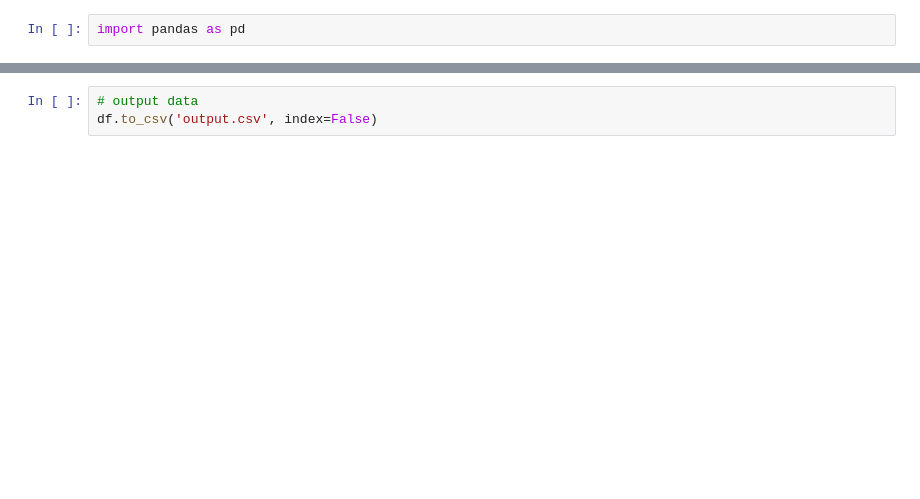
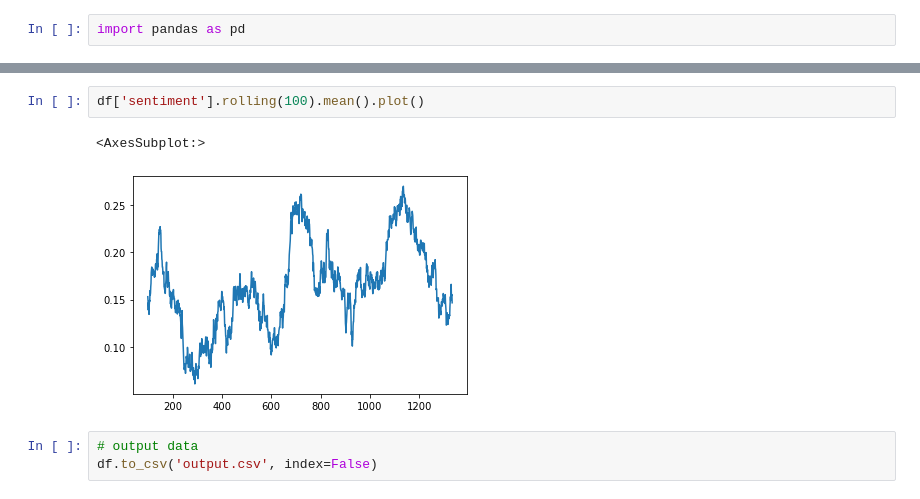
Before and after one commit to joseph-allen/TwarcExploration, a Jupyter notebook: Tidy.ipynb, the cells around one changed output, grey strips where cells are left out. Cells and saved outputs as stored; diff of their text form; blank space fills up the shorter version.

```diff
--- a/Tidy.ipynb
+++ b/Tidy.ipynb
@@ -26,3 +70,8 @@ df.head()
+# %%
+df['sentiment'].rolling(100).mean().plot()
+# %% [output]
+<AxesSubplot:>
+[figure, added]
 # %%
 # output data
 df.to_csv('output.csv', index=False)
```
Also changed, not shown: parts of 8 cells of this notebook, 2 other files.
